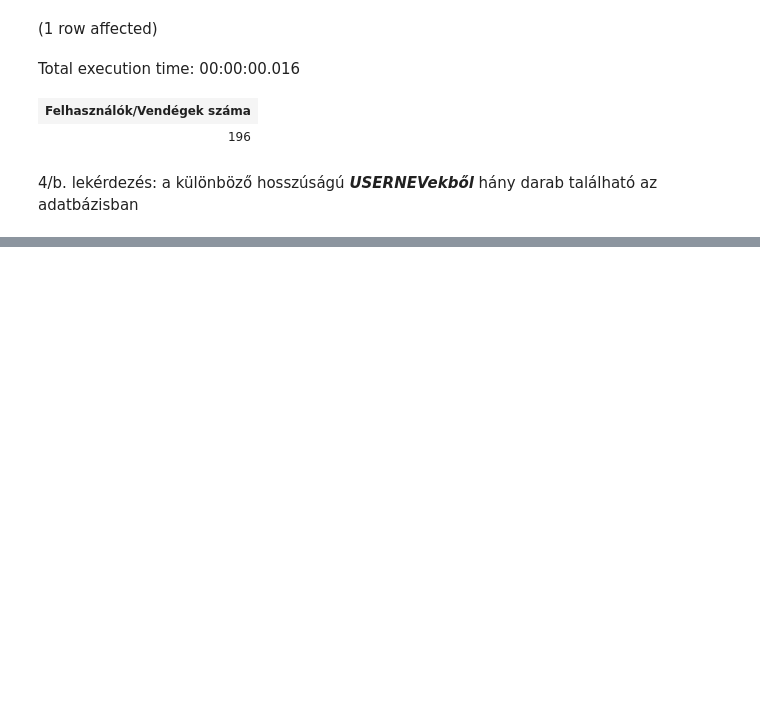
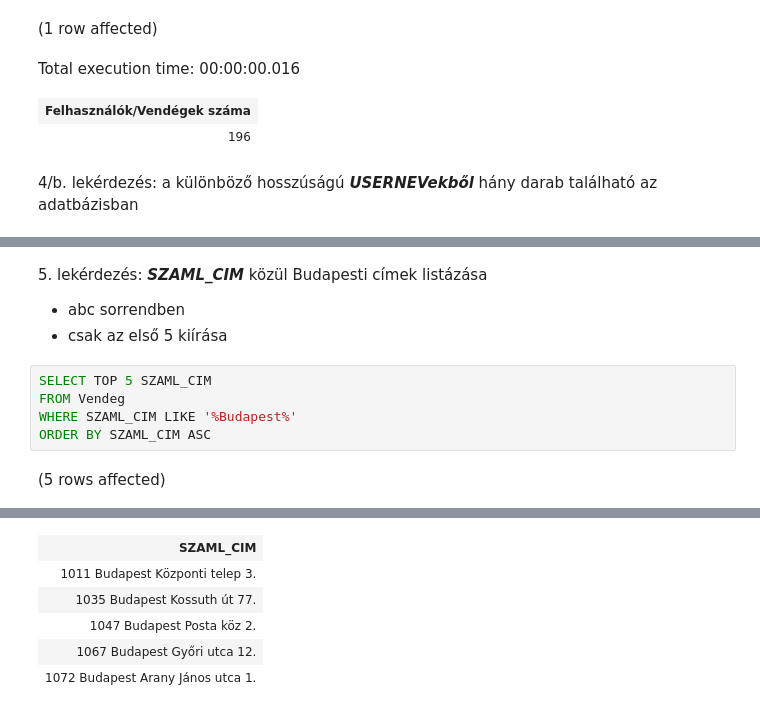
Before and after one commit to varadikitti/sqlgyak03, a Jupyter notebook: homework1.ipynb, the cells around one changed output, grey strips where cells are left out. Cells and saved outputs as stored; diff of their text form; blank space fills up the shorter version.

```diff
--- a/homework1.ipynb
+++ b/homework1.ipynb
@@ -204,3 +204,15 @@ Total execution time: 00:00:00.065
 | megfelelő | 180 |
 | túl hosszú | 1 |
 | túl rövid | 15 |
+# %% [markdown]
+5\. lekérdezés: **_SZAML\_CIM_** közül Budapesti címek listázása
+
+- abc sorrendben
+- csak az első 5 kiírása
+# %%
+SELECT TOP 5 SZAML_CIM
+FROM Vendeg
+WHERE SZAML_CIM LIKE '%Budapest%'
+ORDER BY SZAML_CIM ASC
+# %% [output]
+(5 rows affected)
@@ -206,0 +220,6 @@ Total execution time: 00:00:00.065
+| SZAML_CIM |
+| 1011 Budapest Központi telep 3. |
+| 1035 Budapest Kossuth út 77. |
+| 1047 Budapest Posta köz 2. |
+| 1067 Budapest Győri utca 12. |
+| 1072 Budapest Arany János utca 1. |
```
Also changed, not shown: parts of 4 cells of this notebook.
